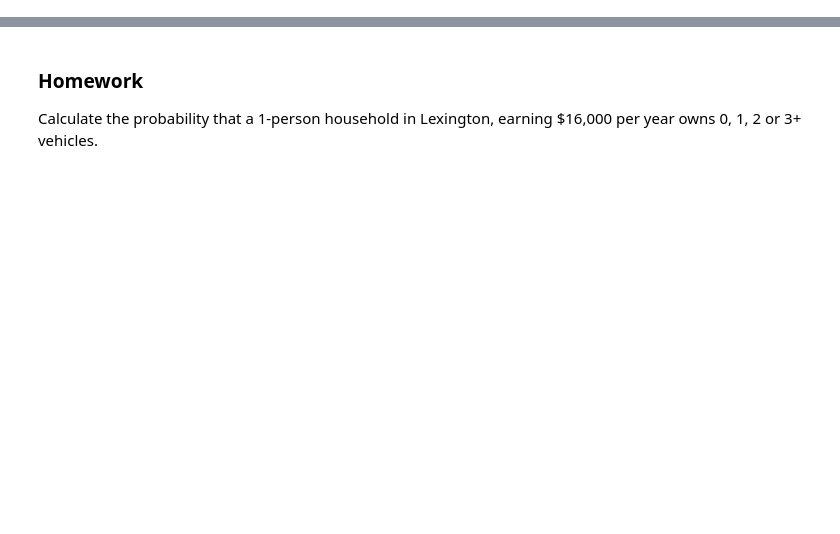
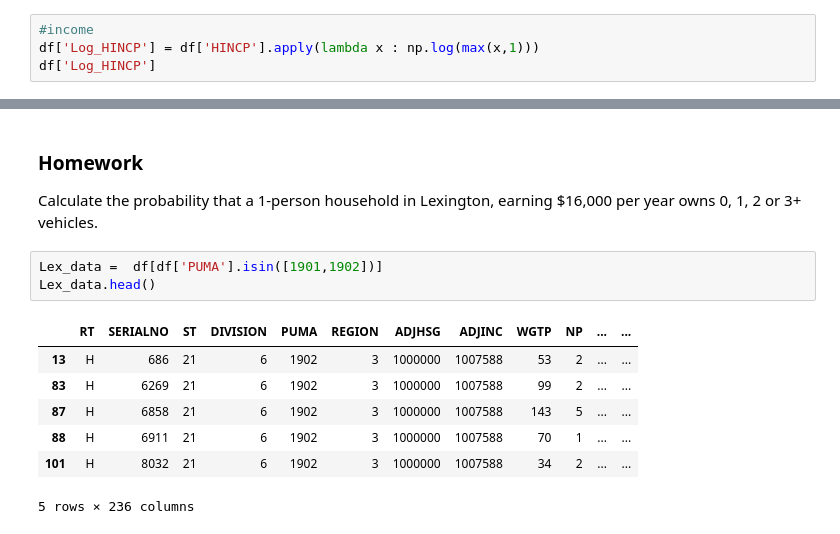
Before and after one commit to FRA228/ce599, a Jupyter notebook: 22-Discrete Choice/Discrete Choice.ipynb, the cells around one changed output, grey strips where cells are left out. Drawn from its saved outputs; the diff is of its cells as text; blank space fills up the shorter version.

```diff
--- a/22-Discrete Choice/Discrete Choice.ipynb
+++ b/22-Discrete Choice/Discrete Choice.ipynb
@@ -167,2 +237,6 @@ print(res.summary())
 # %%
 # what else should we add?
+# %%
+#income
+df['Log_HINCP'] = df['HINCP'].apply(lambda x : np.log(max(x,1)))
+df['Log_HINCP']
@@ -170,3 +284,14 @@ print(res.summary())
 ### Homework
 
 Calculate the probability that a 1-person household in Lexington, earning $16,000 per year owns 0, 1, 2 or 3+ vehicles.
+# %%
+Lex_data =  df[df['PUMA'].isin([1901,1902])]
+Lex_data.head()
+# %% [output]
+|  | RT | SERIALNO | ST | DIVISION | PUMA | REGION | ADJHSG | ADJINC | WGTP | NP | ... | ... |
+| 13 | H | 686 | 21 | 6 | 1902 | 3 | 1000000 | 1007588 | 53 | 2 | ... | ... |
+| 83 | H | 6269 | 21 | 6 | 1902 | 3 | 1000000 | 1007588 | 99 | 2 | ... | ... |
+| 87 | H | 6858 | 21 | 6 | 1902 | 3 | 1000000 | 1007588 | 143 | 5 | ... | ... |
+| 88 | H | 6911 | 21 | 6 | 1902 | 3 | 1000000 | 1007588 | 70 | 1 | ... | ... |
+| 101 | H | 8032 | 21 | 6 | 1902 | 3 | 1000000 | 1007588 | 34 | 2 | ... | ... |
+5 rows × 236 columns
```
Also changed, not shown: parts of 11 cells of this notebook.
